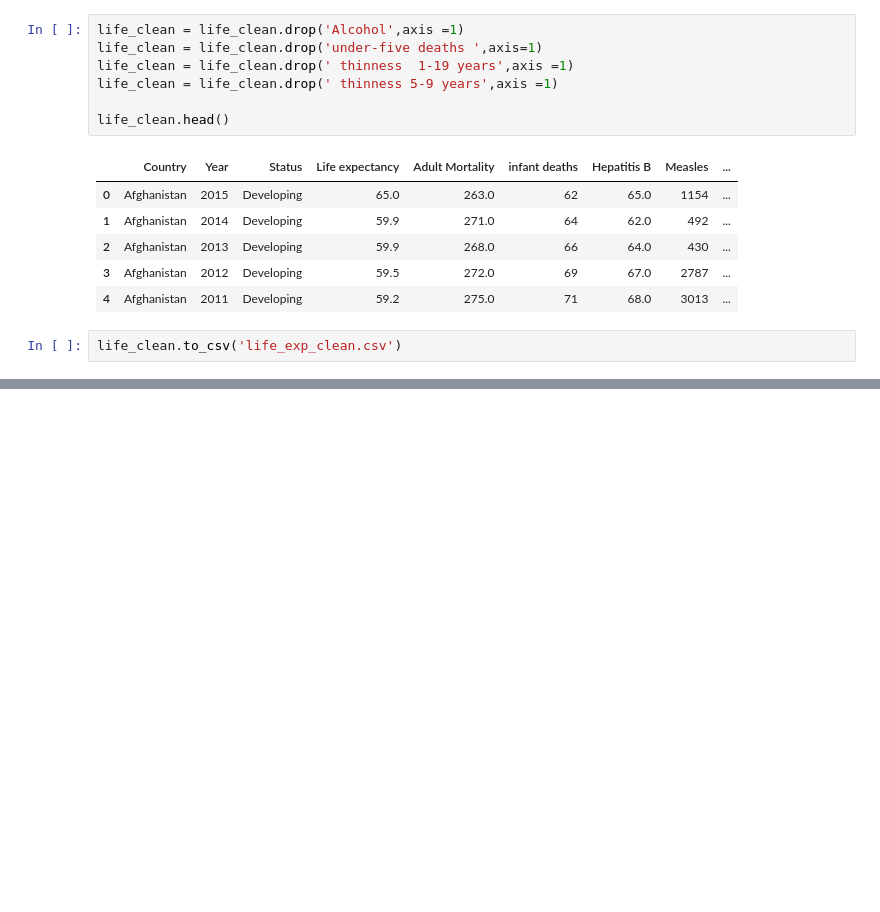
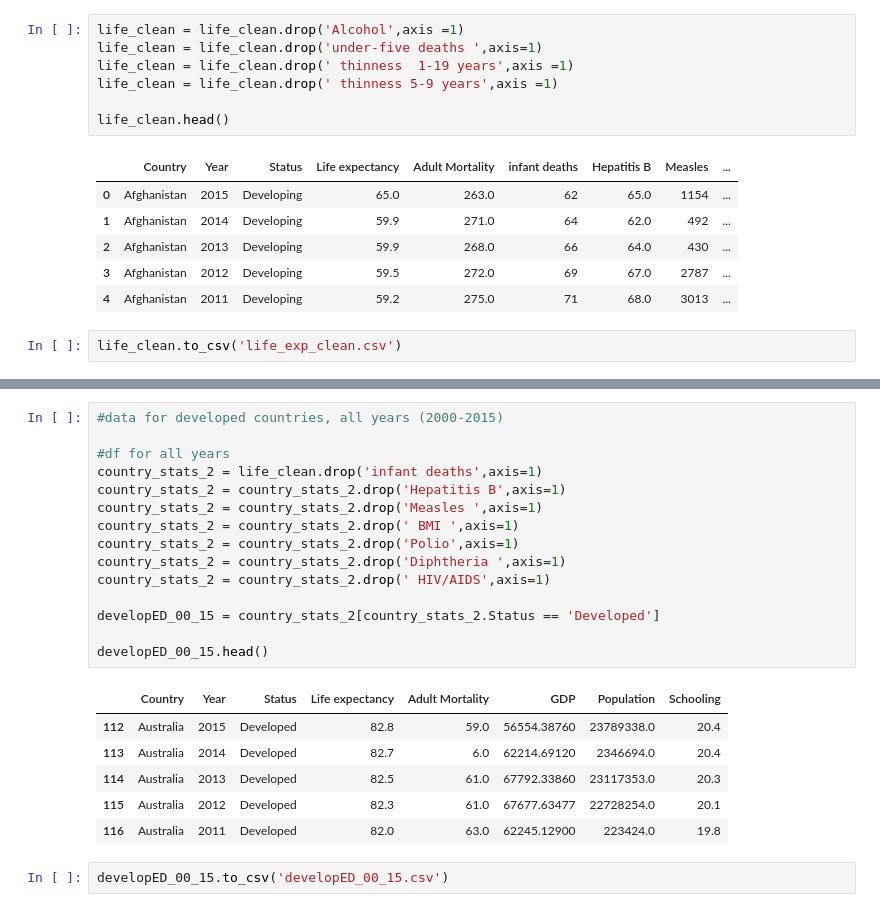
Before and after one commit to NinaPaljakkaCargo/ETL-project, a Jupyter notebook: life_exp.ipynb, the cells around one changed output, grey strips where cells are left out. Cells and saved outputs as stored; diff of their text form; blank space fills up the shorter version.

```diff
--- a/life_exp.ipynb
+++ b/life_exp.ipynb
@@ -41,3 +67,27 @@ life_clean.to_csv('life_exp_clean.csv')
+# %%
+#data for developed countries, all years (2000-2015)
+
+#df for all years
+country_stats_2 = life_clean.drop('infant deaths',axis=1)
+country_stats_2 = country_stats_2.drop('Hepatitis B',axis=1)
+country_stats_2 = country_stats_2.drop('Measles ',axis=1)
+country_stats_2 = country_stats_2.drop(' BMI ',axis=1)
+country_stats_2 = country_stats_2.drop('Polio',axis=1)
+country_stats_2 = country_stats_2.drop('Diphtheria ',axis=1)
+country_stats_2 = country_stats_2.drop(' HIV/AIDS',axis=1)
+
+developED_00_15 = country_stats_2[country_stats_2.Status == 'Developed']
+
+developED_00_15.head()
+# %% [output]
+|  | Country | Year | Status | Life expectancy | Adult Mortality | GDP | Population | Schooling |
+| 112 | Australia | 2015 | Developed | 82.8 | 59.0 | 56554.38760 | 23789338.0 | 20.4 |
+| 113 | Australia | 2014 | Developed | 82.7 | 6.0 | 62214.69120 | 2346694.0 | 20.4 |
+| 114 | Australia | 2013 | Developed | 82.5 | 61.0 | 67792.33860 | 23117353.0 | 20.3 |
+| 115 | Australia | 2012 | Developed | 82.3 | 61.0 | 67677.63477 | 22728254.0 | 20.1 |
+| 116 | Australia | 2011 | Developed | 82.0 | 63.0 | 62245.12900 | 223424.0 | 19.8 |
+# %%
+developED_00_15.to_csv('developED_00_15.csv')
 # %%
 #mortality and life expectancy by country, including country status by developed(ing), GDP, schooling (2015)
 #only year 2015
```
Also changed, not shown: parts of 8 cells of this notebook, 5 other files.
